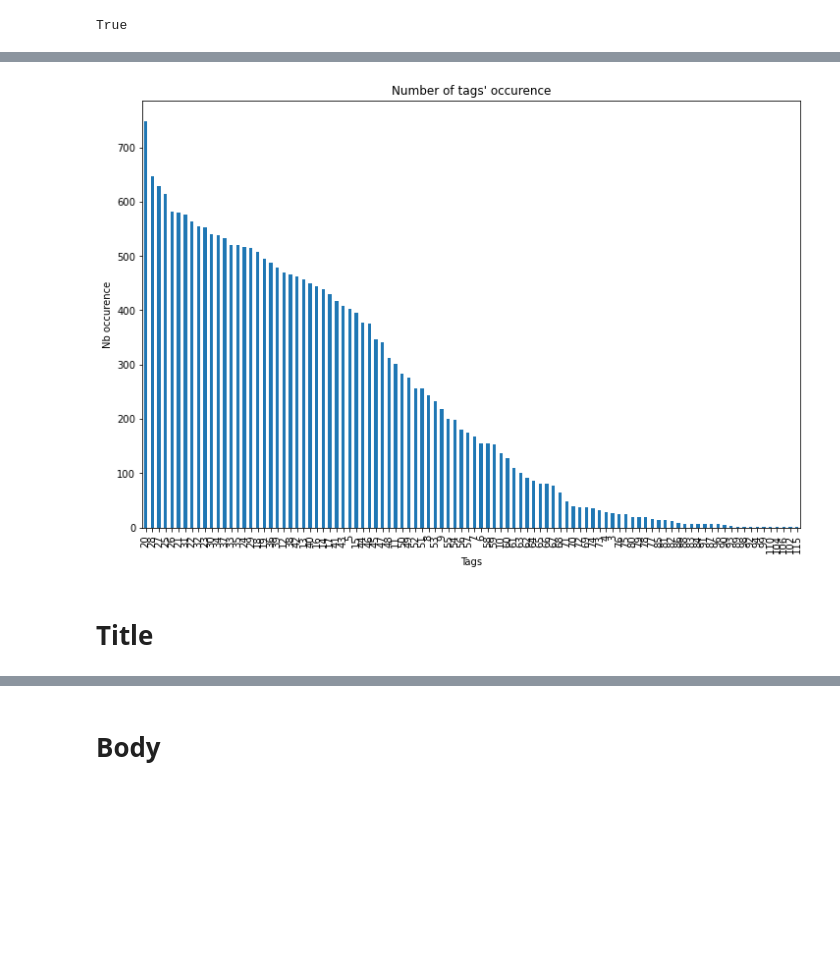
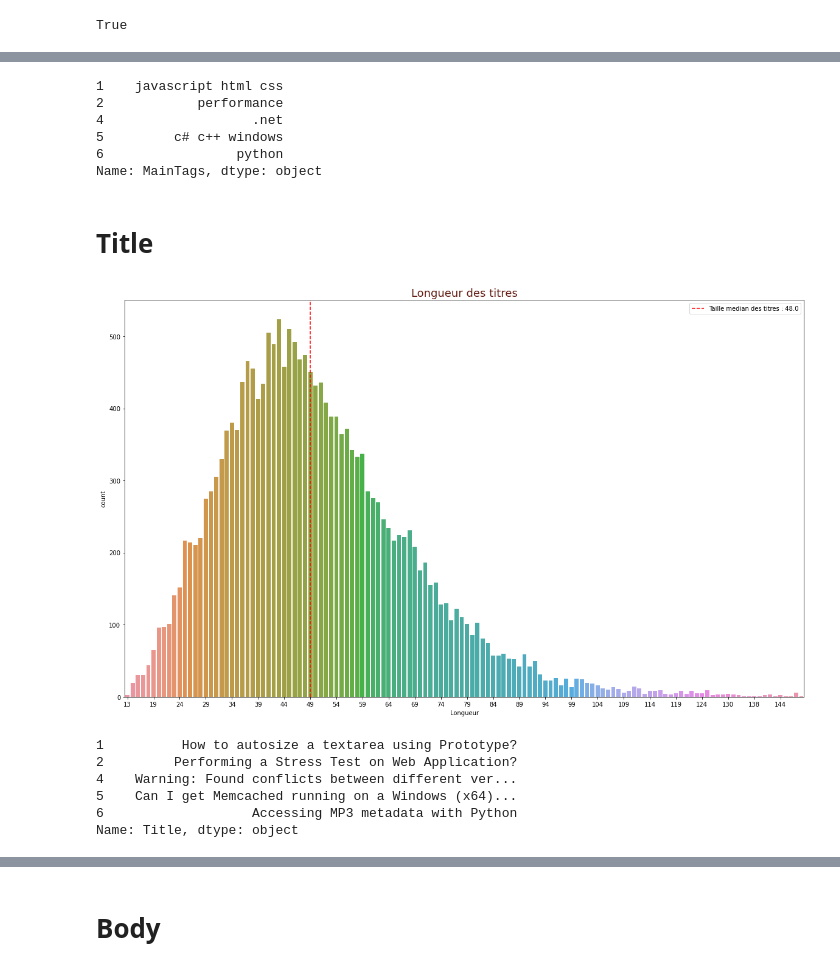
Before and after one commit to caro266/P5_Teurio_Carole, a Jupyter notebook: P5_01_notebookexploration/P5_notebookexploratoire.ipynb, the cells around one changed output, grey strips where cells are left out. Cells and saved outputs as stored; diff of their text form; code cells hidden in the pictures; blank space fills up the shorter version.

```diff
--- a/P5_01_notebookexploration/P5_notebookexploratoire.ipynb
+++ b/P5_01_notebookexploration/P5_notebookexploratoire.ipynb
@@ -201,14 +193,34 @@ tempTag['NbrTag'] = tempTag['Tags'].apply(lambda x : len(x))
-# %%
-# Plot results of tags
-fig = plt.figure(figsize=(15, 10))
-
-tempTag['NbrTag'].value_counts().plot(figsize=(12,8), kind="bar",
-          title="Number of tags' occurence",
-          ylabel="Nb occurence",
-          xlabel="Tags",
-          legend=False)
-plt.show()
-# %% [output]
-[figure, removed]
+# %%
+# On garde ceux qui ont des tags
+dataStack=dataStack[dataStack['MainTags']!=""]
+# %%
+dataStack['MainTags']= dataStack['MainTags'].str.replace(',',' ')
+# %%
+dataStack['MainTags'].head()
+# %% [output]
+1    javascript html css
+2            performance
+4                   .net
+5         c# c++ windows
+6                 python
+Name: MainTags, dtype: object
+# %%
+# Tokenization
+dataStack['MainTags'] = dataStack['MainTags'].apply(nltk.tokenize.word_tokenize)
 # %% [markdown]
 # Title
+# %%
+fig = plt.figure(figsize=(20, 12))
+ax = sns.countplot(x=dataStack.Title.str.len())
+start, end = ax.get_xlim()
+ax.xaxis.set_ticks(np.arange(0, end, 5))
+plt.axvline(dataStack.Title.str.len().median() - dataStack.Title.str.len().min(),
+            color="r", linestyle='--',
+            label="Taille median des titres : "+str(dataStack.Title.str.len().median()))
+ax.set_xlabel("Longueur")
+plt.title("Longueur des titres",
+          fontsize=18, color="#641E16")
+plt.legend()
+plt.show()
+# %% [output]
+[figure, added]
@@ -214,0 +229,9 @@ plt.show()
+# %%
+dataStack['Title'].head()
+# %% [output]
+1          How to autosize a textarea using Prototype?
+2         Performing a Stress Test on Web Application?
+4    Warning: Found conflicts between different ver...
+5    Can I get Memcached running on a Windows (x64)...
+6                   Accessing MP3 metadata with Python
+Name: Title, dtype: object
```
Also changed, not shown: parts of 48 cells of this notebook, 1 other file.
